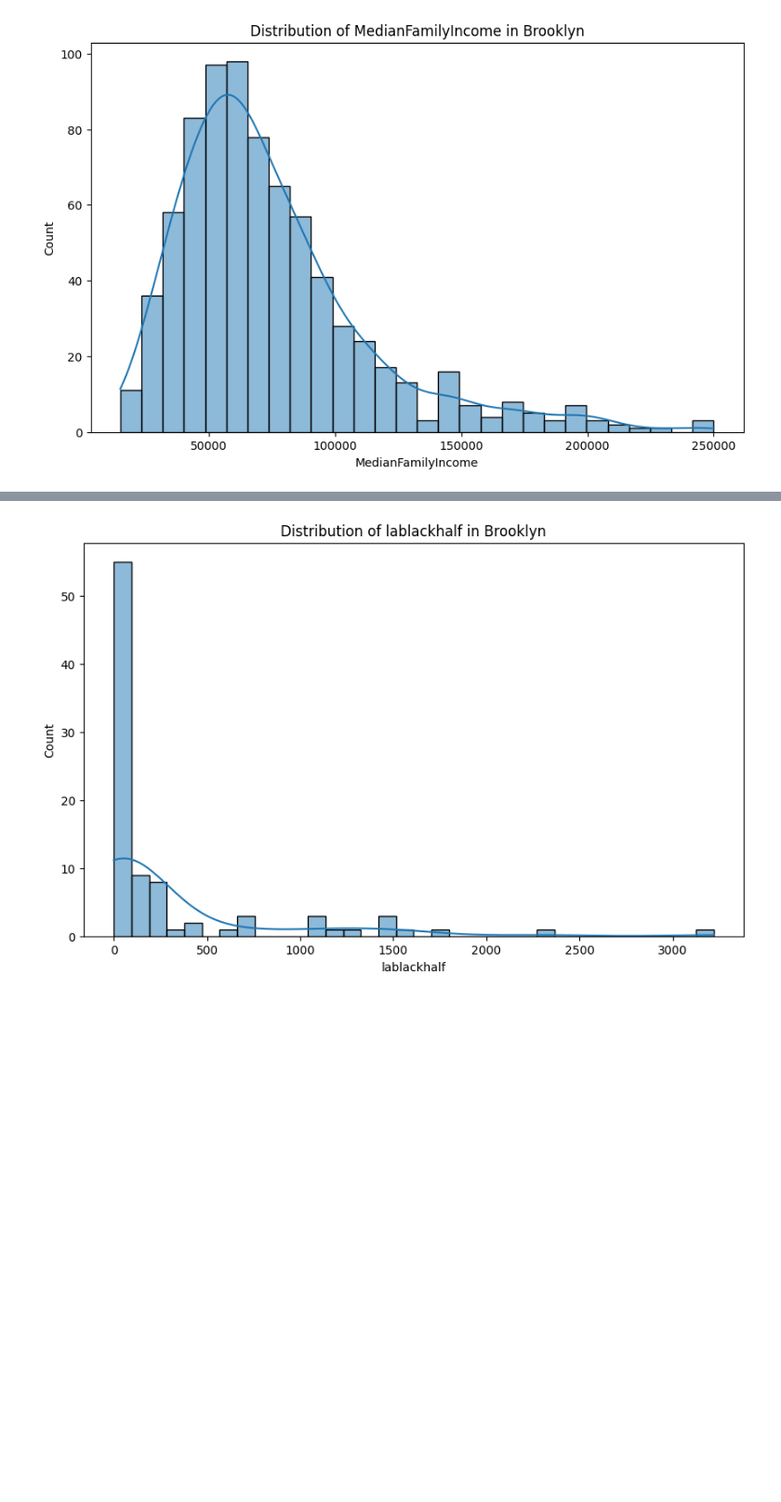
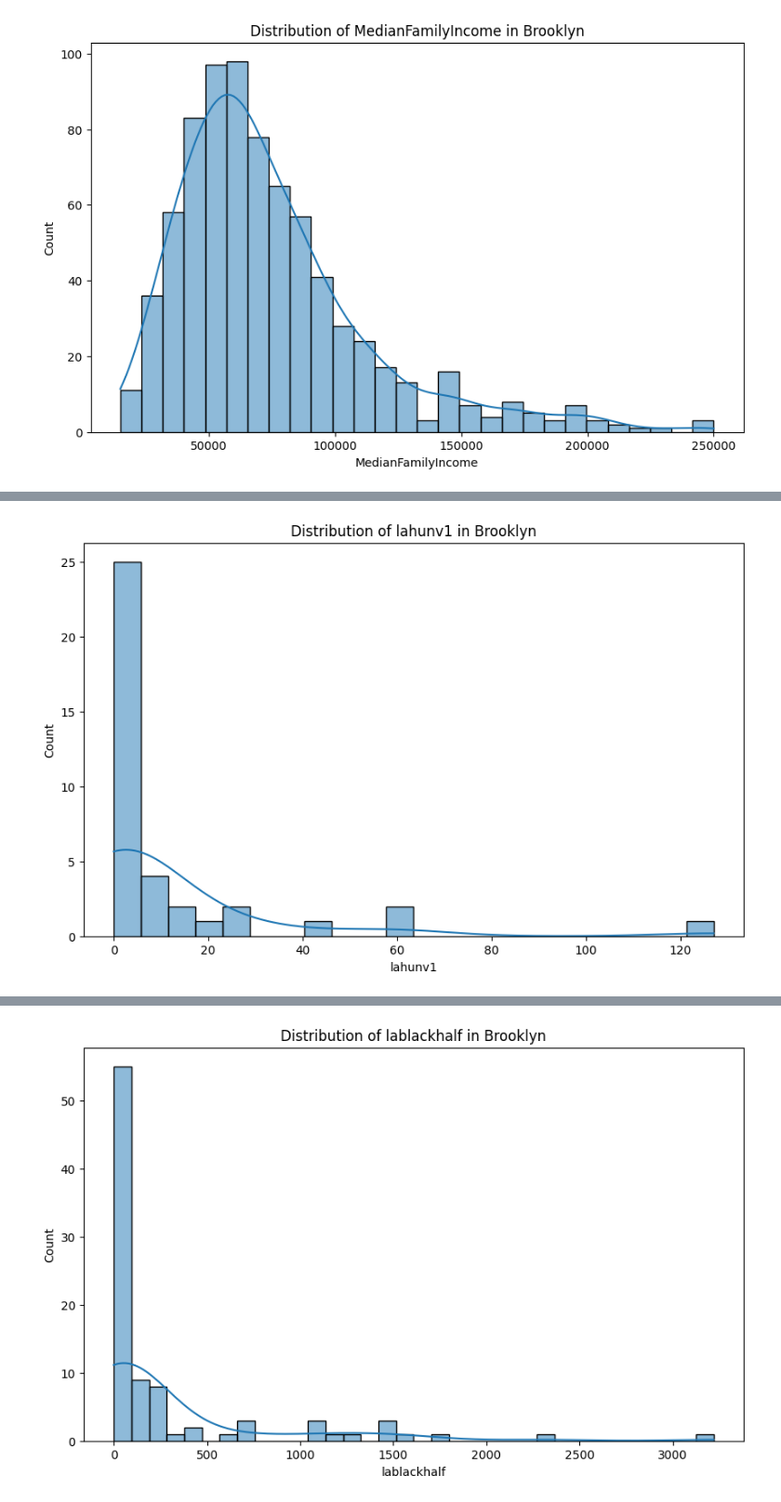
Before and after one commit to omdena-chapter-brooklyn-food-desert/data-modeling, a Jupyter notebook: Aany/FARA_Data2019.ipynb, the cells around one changed output, grey strips where cells are left out. Shown: that part at 93% size. Saved outputs shown, nothing was run; the diff lists cells and outputs as text; code cells hidden in the pictures; blank space fills up the shorter version.

```diff
--- a/Aany/FARA_Data2019.ipynb
+++ b/Aany/FARA_Data2019.ipynb
@@ -218,9 +220,11 @@ plt.show()
 # %%
-# # Distribution of lahunv1 (Low access, housing units receiving SNAP benefits at 1 mile, number)
-# plt.figure(figsize=(10, 6))
-# sns.histplot(df_brooklyn['lahunv1'], kde=True)
-# plt.title('Distribution of lahunv1 in Brooklyn')
-# plt.show()
+# Distribution of lahunv1 (Low access, housing units receiving SNAP benefits at 1 mile, number)
+plt.figure(figsize=(10, 6))
+sns.histplot(df_brooklyn['lahunv1'], kde=True)
+plt.title('Distribution of lahunv1 in Brooklyn')
+plt.show()
+# %% [output]
+[figure, added]
 # %%
 
 
```
Also changed, not shown: parts of 7 cells of this notebook.
